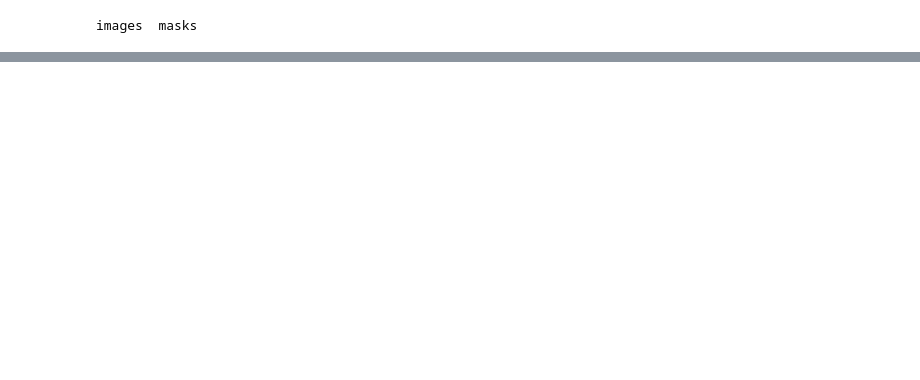
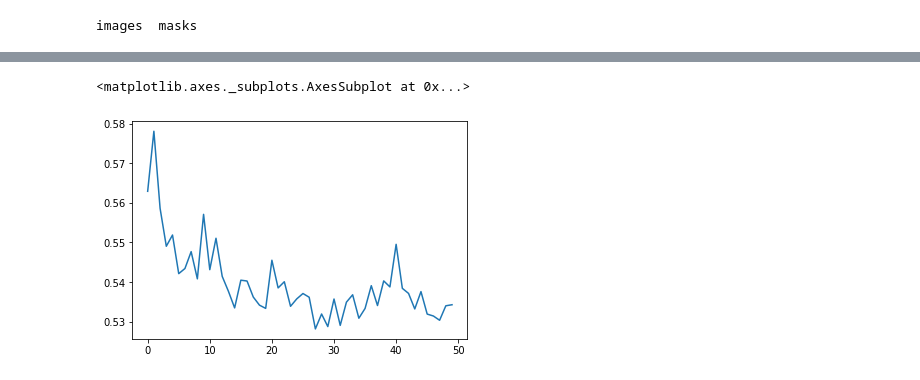
Before and after one commit to edwinb-ai/segmed, a Jupyter notebook: example_notebooks/MultiResUNet.ipynb, the cells around one changed output, grey strips where cells are left out. Saved outputs shown, nothing was run; the diff lists cells and outputs as text; code cells hidden in the pictures; blank space fills up the shorter version.

```diff
--- a/example_notebooks/MultiResUNet.ipynb
+++ b/example_notebooks/MultiResUNet.ipynb
@@ -139,0 +113,36 @@ Epoch 00050: val_jaccard_index did not improve from 1.00000
+# %%
+
+# Define some example hyperparameters
+hyper_params = dict(
+    batch_size = 8,
+    epochs = 50,
+    steps_per_epoch=100,
+    model_file = model_file
+)
+
+# Dummy, testing :
+# Define some example hyperparameters
+hyper_params = dict(
+    batch_size = 8,
+    epochs = 1,
+    steps_per_epoch=2,
+    model_file = model_file
+)
+
+model = mru.MultiResUNet()
+
+# Instantiate a MultiResUNet model :
+from_checkpoint = True
+
+model_file = os.path.join(root_dir, 'second_mutlires_gpu_WBC.h5')
+
+if from_checkpoint:
+  model.load_weights(model_file)
+# %%
+# Train the model!
+history = train_segnet.train_segnet(
+    model,
+    img_path,
+    masks_path,
+    **hyper_params
+)
@@ -139,0 +161,6 @@ Epoch 00050: val_jaccard_index did not improve from 1.00000
+# %%
+_jaccard = history.history['val_jaccard_index']
+sns.lineplot(list(range(len(_jaccard))), _jaccard)
+# %% [output]
+<matplotlib.axes._subplots.AxesSubplot at 0x...>
+[figure, added]
```
Also changed, not shown: parts of 26 cells of this notebook.
